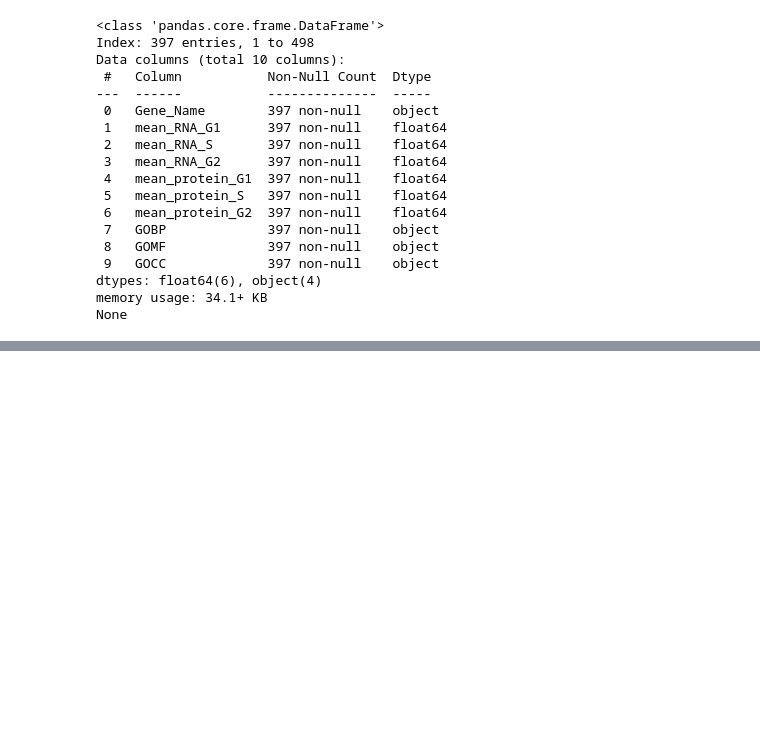
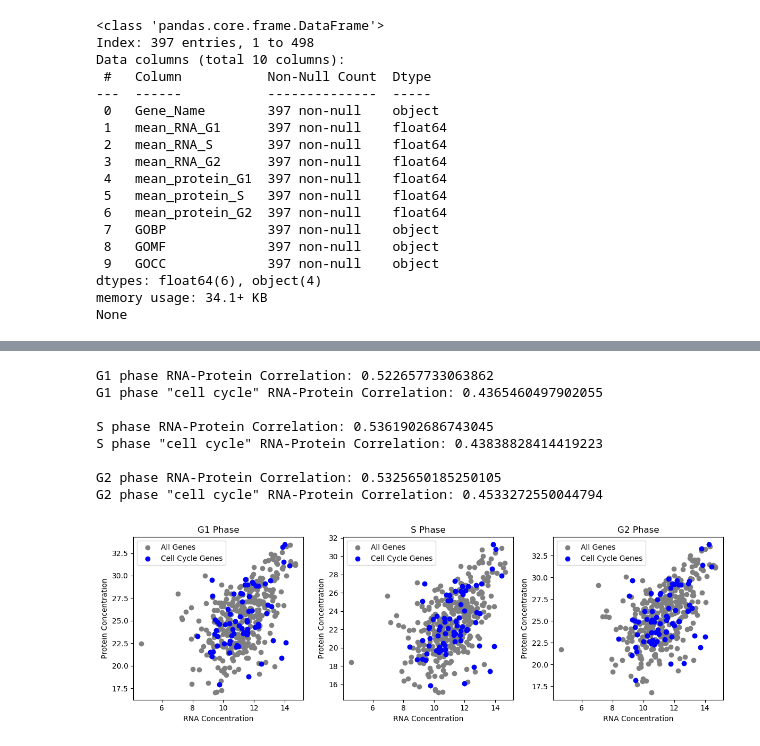
Before and after one commit to willmayhew/COMP3212ComputationalBiologyLabs, a Jupyter notebook: Lab1/Lab1.ipynb, the cells around one changed output, grey strips where cells are left out. Cells and saved outputs as stored; diff of their text form; code cells hidden in the pictures; blank space fills up the shorter version.

```diff
--- a/Lab1/Lab1.ipynb
+++ b/Lab1/Lab1.ipynb
@@ -133,0 +178,31 @@ Mean Squared Error: 7.26077474358326
+# %%
+cell_cycle_GOBP = df[df.GOBP.str.contains('cell cycle', case = False)]
+
+fig, axes = plt.subplots(1, 3, figsize=(12, 4))
+
+for i, stage in enumerate(stages):
+    axes[i].scatter(df[f'mean_RNA_{stage}'], df[f'mean_protein_{stage}'], color='gray', label='All Genes')
+    axes[i].scatter(cell_cycle_GOBP[f'mean_RNA_{stage}'], cell_cycle_GOBP[f'mean_protein_{stage}'], color='blue', label='Cell Cycle Genes')
+    axes[i].set_title(f'{stage} Phase')
+    axes[i].set_xlabel('RNA Concentration')
+    axes[i].set_ylabel('Protein Concentration')
+    axes[i].legend()
+
+    stage_corr = df[f'mean_RNA_{stage}'].corr(df[f'mean_protein_{stage}'])
+    print(f'{stage} phase RNA-Protein Correlation: {stage_corr}')
+
+    stage_corr = cell_cycle_GOBP[f'mean_RNA_{stage}'].corr(cell_cycle_GOBP[f'mean_protein_{stage}'])
+    print(f'{stage} phase "cell cycle" RNA-Protein Correlation: {stage_corr}\n')
+
+plt.tight_layout()
+plt.show()
+# %% [output]
+G1 phase RNA-Protein Correlation: 0.522657733063862
+G1 phase "cell cycle" RNA-Protein Correlation: 0.4365460497902055
+
+S phase RNA-Protein Correlation: 0.5361902686743045
+S phase "cell cycle" RNA-Protein Correlation: 0.43838828414419223
+
+G2 phase RNA-Protein Correlation: 0.5325650185250105
+G2 phase "cell cycle" RNA-Protein Correlation: 0.4533272550044794
+[figure, added]
```
Also changed, not shown: parts of 26 cells of this notebook, 1 other file.
